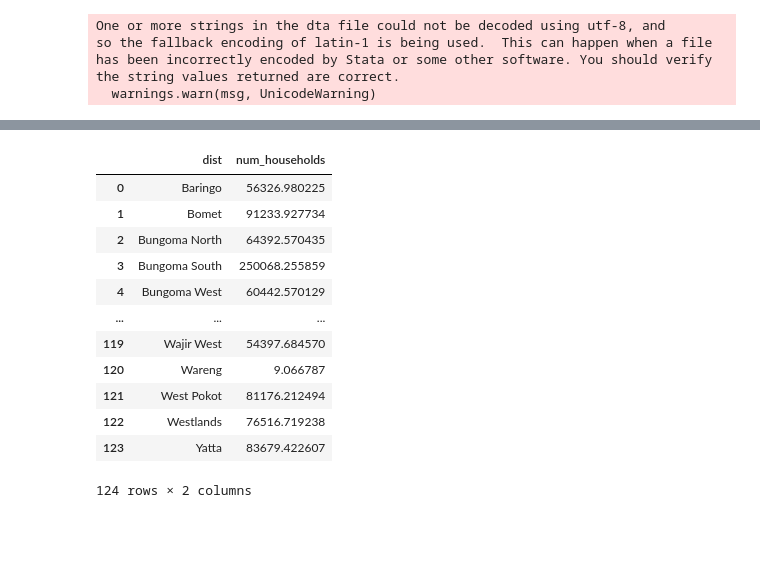
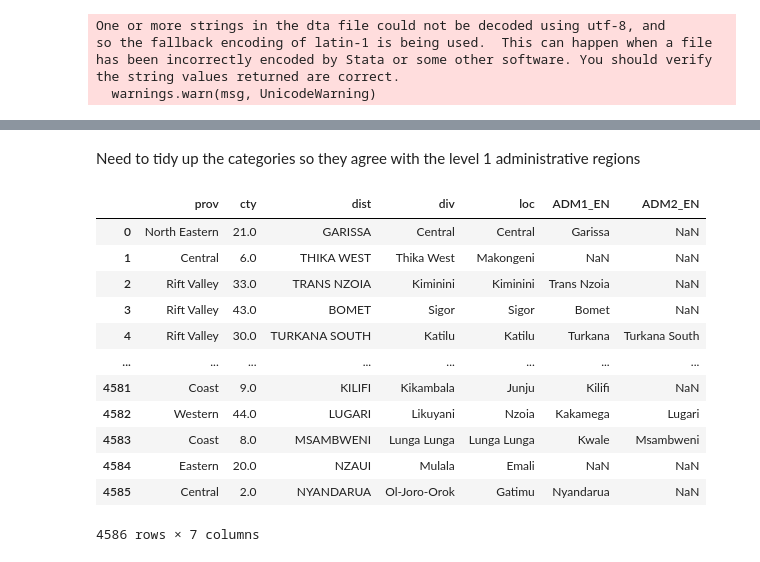
Before and after one commit to rduke15/HDE_UN_Datathon_23, a Jupyter notebook: Population_data_processing.ipynb, the cells around one changed output, grey strips where cells are left out. Cells and saved outputs as stored; diff of their text form; code cells hidden in the pictures; blank space fills up the shorter version.

```diff
--- a/Population_data_processing.ipynb
+++ b/Population_data_processing.ipynb
@@ -92,16 +44,0 @@ Index(['PARENT_KEY', 'HH_code', 'prov', 'cty', 'dist', 'div', 'loc', 'subloc',
-# %%
-raw_mtf_data.groupby('dist')['pw_final'].sum().reset_index().rename(columns={'pw_final':'num_households'})
-# %% [output]
-|  | dist | num_households |
-| 0 | Baringo | 56326.980225 |
-| 1 | Bomet | 91233.927734 |
-| 2 | Bungoma North | 64392.570435 |
-| 3 | Bungoma South | 250068.255859 |
-| 4 | Bungoma West | 60442.570129 |
-| ... | ... | ... |
-| 119 | Wajir West | 54397.684570 |
-| 120 | Wareng | 9.066787 |
-| 121 | West Pokot | 81176.212494 |
-| 122 | Westlands | 76516.719238 |
-| 123 | Yatta | 83679.422607 |
-124 rows × 2 columns
@@ -107,0 +70,42 @@ raw_mtf_data.groupby('dist')['pw_final'].sum().reset_index().rename(columns={'pw
+# %% [markdown]
+Need to tidy up the categories so they agree with the level 1 administrative regions
+# %%
+raw_mtf_data.loc[raw_mtf_data.dist == 'Trans Nzoia West','dist'] = 'Trans Nzoia'
+raw_mtf_data.loc[raw_mtf_data.dist == 'Taita','dist'] = 'Taita Taveta'
+raw_mtf_data.loc[raw_mtf_data.dist == 'Mandera Central','dist'] = 'Mandera'
+raw_mtf_data.loc[raw_mtf_data.dist.isin(['Nairobi West','Nairobi East','Nairobi North']),'dist'] = 'Nairobi'
+raw_mtf_data.loc[raw_mtf_data.dist.isin(['Nyandarua North','Nyandarua South']),'dist'] = 'Nyandarua'
+raw_mtf_data.loc[raw_mtf_data.dist.isin(['Kakamega Central','Kakamega North']),'dist'] = 'Kakamega'
+raw_mtf_data.loc[raw_mtf_data.dist.isin(['Kisii Central','Kisii South']),'dist'] = 'Kisii'
+raw_mtf_data.loc[raw_mtf_data.dist.isin(['Nandi Central','Nandi East','Nandi North']),'dist'] = 'Nandi'
+raw_mtf_data.loc[raw_mtf_data.dist.isin(['Meru Central']),'dist'] = 'Meru'
+raw_mtf_data.loc[raw_mtf_data.dist.isin(['Bungoma South','Bungoma West','Bungoma North']),'dist'] = 'Bungoma'
+raw_mtf_data.loc[raw_mtf_data.dist.isin(['Muranga North','Muranga South']),'dist'] = "Murang'a"
+raw_mtf_data.loc[raw_mtf_data.dist.isin(['Nyeri North','Nyeri South']),'dist'] = "Nyeri"
+raw_mtf_data.loc[raw_mtf_data.dist.isin(['Homabay']),'dist'] = 'Homa Bay'
+raw_mtf_data.loc[raw_mtf_data.dist.isin(['Samburu Central']),'dist'] = 'Samburu'
+# %%
+import geopandas
+level2_boundary = geopandas.read_file("./Datasets/Shape files/ken_adm_iebc_20191031_shp/ken_admbnda_adm2_iebc_20191031.shp")
+level2_boundary_lookup = level2_boundary[['ADM1_EN','ADM2_EN']]
+level1_info = level2_boundary.ADM1_EN.drop_duplicates()
+match_div2 = pd.merge(raw_mtf_data[['prov','cty','dist','div','loc']], level2_boundary_lookup, left_on='dist', right_on='ADM2_EN', how = 'left')
+match_div2.loc[match_div2.dist.isin(list(level1_info)),'ADM1_EN']=match_div2.loc[match_div2.dist.isin(list(level1_info)),'dist']
+match_div2.dist= match_div2.dist.str.upper()
+district_county_lookup=pd.read_csv('District_to_county_lookup.csv').drop(columns='Unnamed: 0')
+# %%
+match_div2
+# %% [output]
+|  | prov | cty | dist | div | loc | ADM1_EN | ADM2_EN |
+| 0 | North Eastern | 21.0 | GARISSA | Central | Central | Garissa | NaN |
+| 1 | Central | 6.0 | THIKA WEST | Thika West | Makongeni | NaN | NaN |
+| 2 | Rift Valley | 33.0 | TRANS NZOIA | Kiminini | Kiminini | Trans Nzoia | NaN |
+| 3 | Rift Valley | 43.0 | BOMET | Sigor | Sigor | Bomet | NaN |
+| 4 | Rift Valley | 30.0 | TURKANA SOUTH | Katilu | Katilu | Turkana | Turkana South |
+| ... | ... | ... | ... | ... | ... | ... | ... |
+| 4581 | Coast | 9.0 | KILIFI | Kikambala | Junju | Kilifi | NaN |
+| 4582 | Western | 44.0 | LUGARI | Likuyani | Nzoia | Kakamega | Lugari |
+| 4583 | Coast | 8.0 | MSAMBWENI | Lunga Lunga | Lunga Lunga | Kwale | Msambweni |
+| 4584 | Eastern | 20.0 | NZAUI | Mulala | Emali | NaN | NaN |
+| 4585 | Central | 2.0 | NYANDARUA | Ol-Joro-Orok | Gatimu | Nyandarua | NaN |
+4586 rows × 7 columns
```
Also changed, not shown: parts of 24 cells of this notebook, 2 other files.
